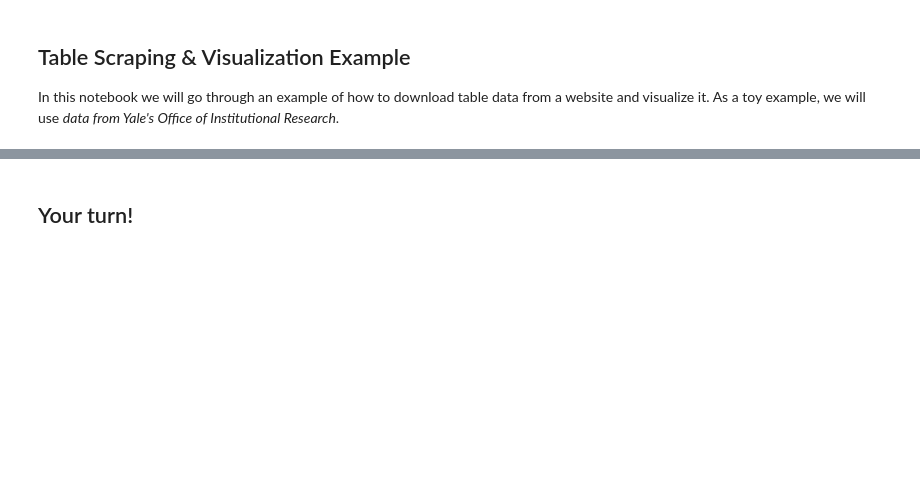
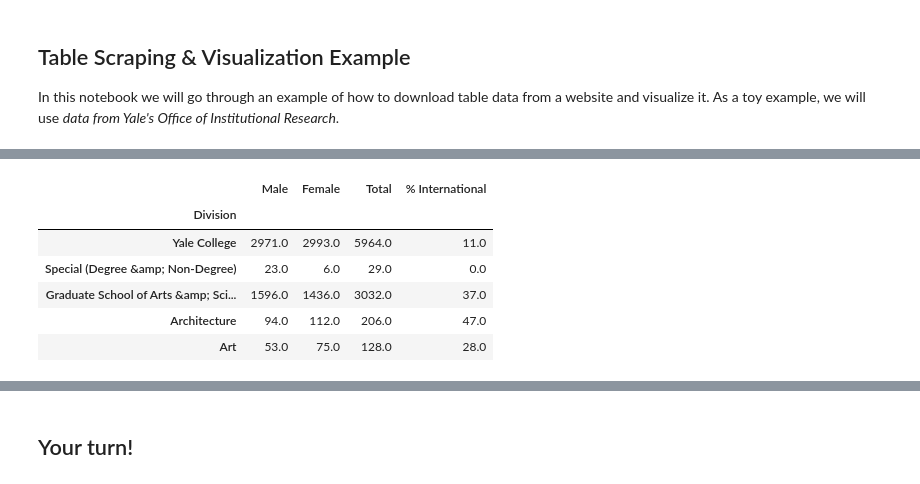
Before and after one commit to ccolombatto/scraping_tutorial, a Jupyter notebook: scrape_YaleDemStats.ipynb, the cells around one changed output, grey strips where cells are left out. Saved outputs shown, nothing was run; the diff lists cells and outputs as text; code cells hidden in the pictures; blank space fills up the shorter version.

```diff
--- a/scrape_YaleDemStats.ipynb
+++ b/scrape_YaleDemStats.ipynb
@@ -94,4 +206,5 @@ print(all_header)
 # %%
 # We don't need them all!
 header = all_header[:47]
+header = header.strip('[')
 print(header)
@@ -118,15 +256,23 @@ df1.head()
 # %%
 # Let's get ready for plotting:
 
 # The first column is really the index of the dataframe;
-df1.set_index('[Division', inplace=True)
+df1.set_index('Division', inplace=True)
 
 # Also we need to convert the values to numbers
 df1 = df1.apply(lambda x: x.str.replace(',',''))
 df1 = df1.apply(lambda x: x.str.replace('%',''))
 df1 = df1.astype(float)
 
 df1.head()
+# %% [output]
+|  | Male | Female | Total | % International |
+| Division |  |  |  |  |
+| Yale College | 2971.0 | 2993.0 | 5964.0 | 11.0 |
+| Special (Degree &amp; Non-Degree) | 23.0 | 6.0 | 29.0 | 0.0 |
+| Graduate School of Arts &amp; Sci... | 1596.0 | 1436.0 | 3032.0 | 37.0 |
+| Architecture | 94.0 | 112.0 | 206.0 | 47.0 |
+| Art | 53.0 | 75.0 | 128.0 | 28.0 |
 # %%
 df1['% Male'] = df1['Male']*100/df1['Total']
 df1['% Female'] = df1['Female']*100/df1['Total']
```
Also changed, not shown: parts of 22 cells of this notebook, 2 other files.
